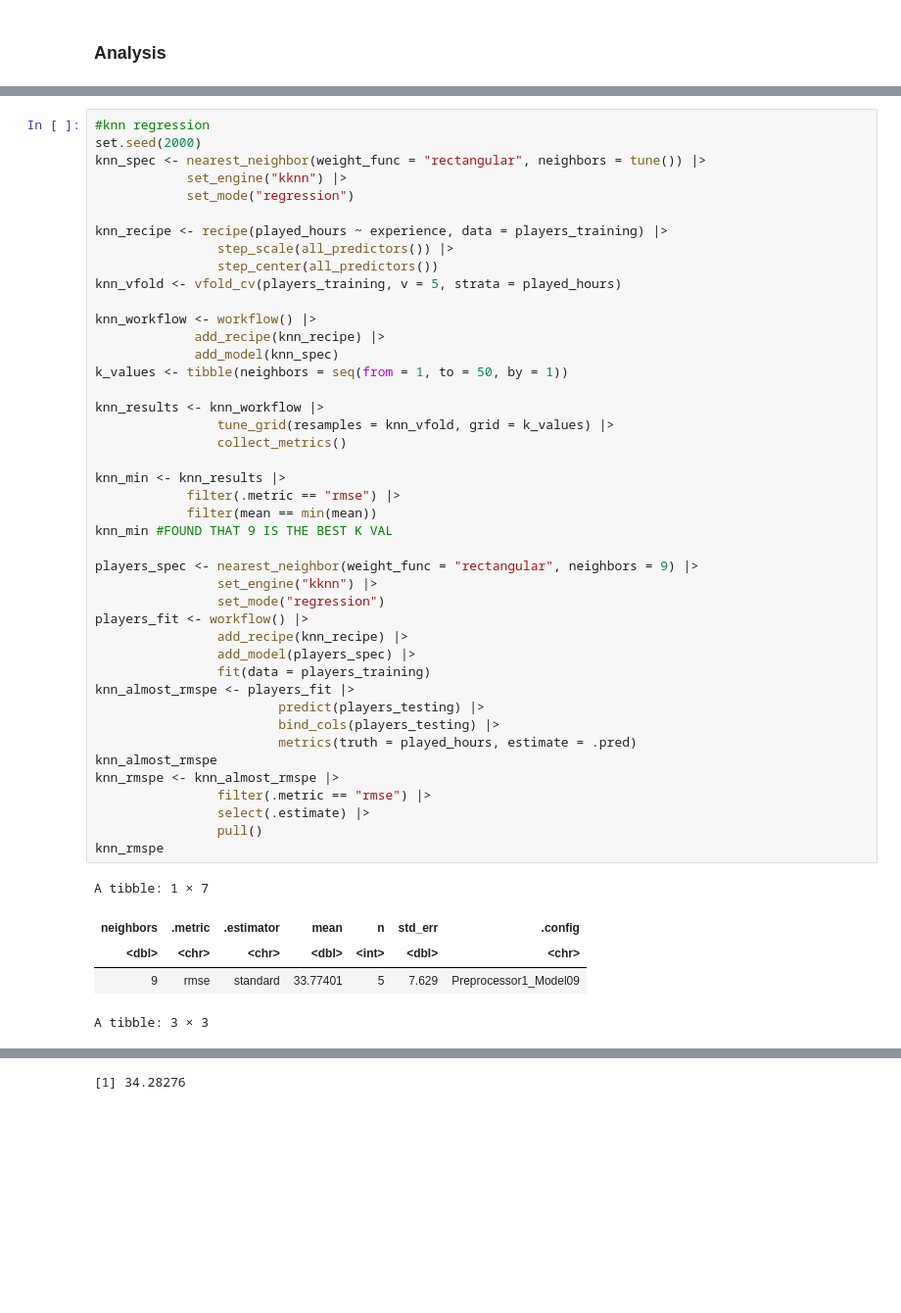
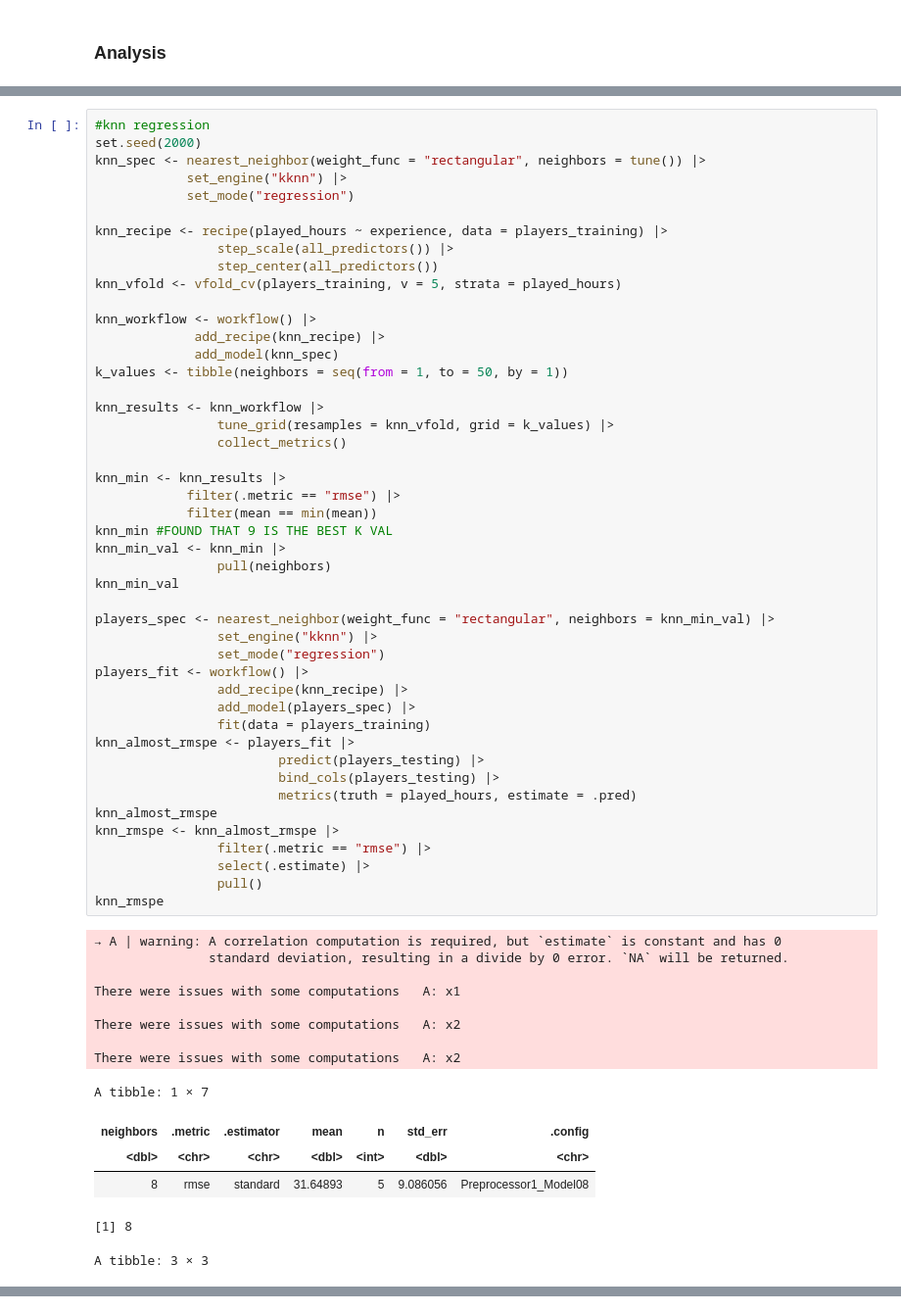
Before and after one commit to bhxxmika/DSCI-Group-Project-, a Jupyter notebook: Group_project.ipynb, the cells around one changed output, grey strips where cells are left out. Shown at 98% size. Cells and saved outputs as stored; diff of their text form; blank space fills up the shorter version.

```diff
--- a/Group_project.ipynb
+++ b/Group_project.ipynb
@@ -194,36 +202,48 @@ knn_workflow <- workflow() |>
 k_values <- tibble(neighbors = seq(from = 1, to = 50, by = 1))
 
 knn_results <- knn_workflow |>
                 tune_grid(resamples = knn_vfold, grid = k_values) |>
                 collect_metrics()
 
 knn_min <- knn_results |>
             filter(.metric == "rmse") |>
             filter(mean == min(mean))
 knn_min #FOUND THAT 9 IS THE BEST K VAL
+knn_min_val <- knn_min |>
+                pull(neighbors)
+knn_min_val
 
-players_spec <- nearest_neighbor(weight_func = "rectangular", neighbors = 9) |>
+players_spec <- nearest_neighbor(weight_func = "rectangular", neighbors = knn_min_val) |>
                 set_engine("kknn") |>
                 set_mode("regression")
 players_fit <- workflow() |>
                 add_recipe(knn_recipe) |>
                 add_model(players_spec) |>
                 fit(data = players_training)
 knn_almost_rmspe <- players_fit |>
                         predict(players_testing) |>
                         bind_cols(players_testing) |>
                         metrics(truth = played_hours, estimate = .pred)
 knn_almost_rmspe
 knn_rmspe <- knn_almost_rmspe |>
                 filter(.metric == "rmse") |>
                 select(.estimate) |>
                 pull()
 knn_rmspe
 # %% [output]
-A tibble: 1 × 7
+→ A | warning: A correlation computation is required, but `estimate` is constant and has 0
+               standard deviation, resulting in a divide by 0 error. `NA` will be returned.
+
+There were issues with some computations   A: x1
+
+There were issues with some computations   A: x2
+
+There were issues with some computations   A: x2
+A tibble: 1 × 7
 | neighbors | .metric | .estimator | mean | n | std_err | .config |
 | <dbl> | <chr> | <chr> | <dbl> | <int> | <dbl> | <chr> |
-| 9 | rmse | standard | 33.77401 | 5 | 7.629 | Preprocessor1_Model09 |
+| 8 | rmse | standard | 31.64893 | 5 | 9.086056 | Preprocessor1_Model08 |
-A tibble: 3 × 3
+[1] 8
+A tibble: 3 × 3
 | .metric | .estimator | .estimate |
 | <chr> | <chr> | <dbl> |
@@ -233 +252,0 @@ A tibble: 3 × 3
-[1] 34.28276
```
Also changed, not shown: parts of 8 cells of this notebook.
